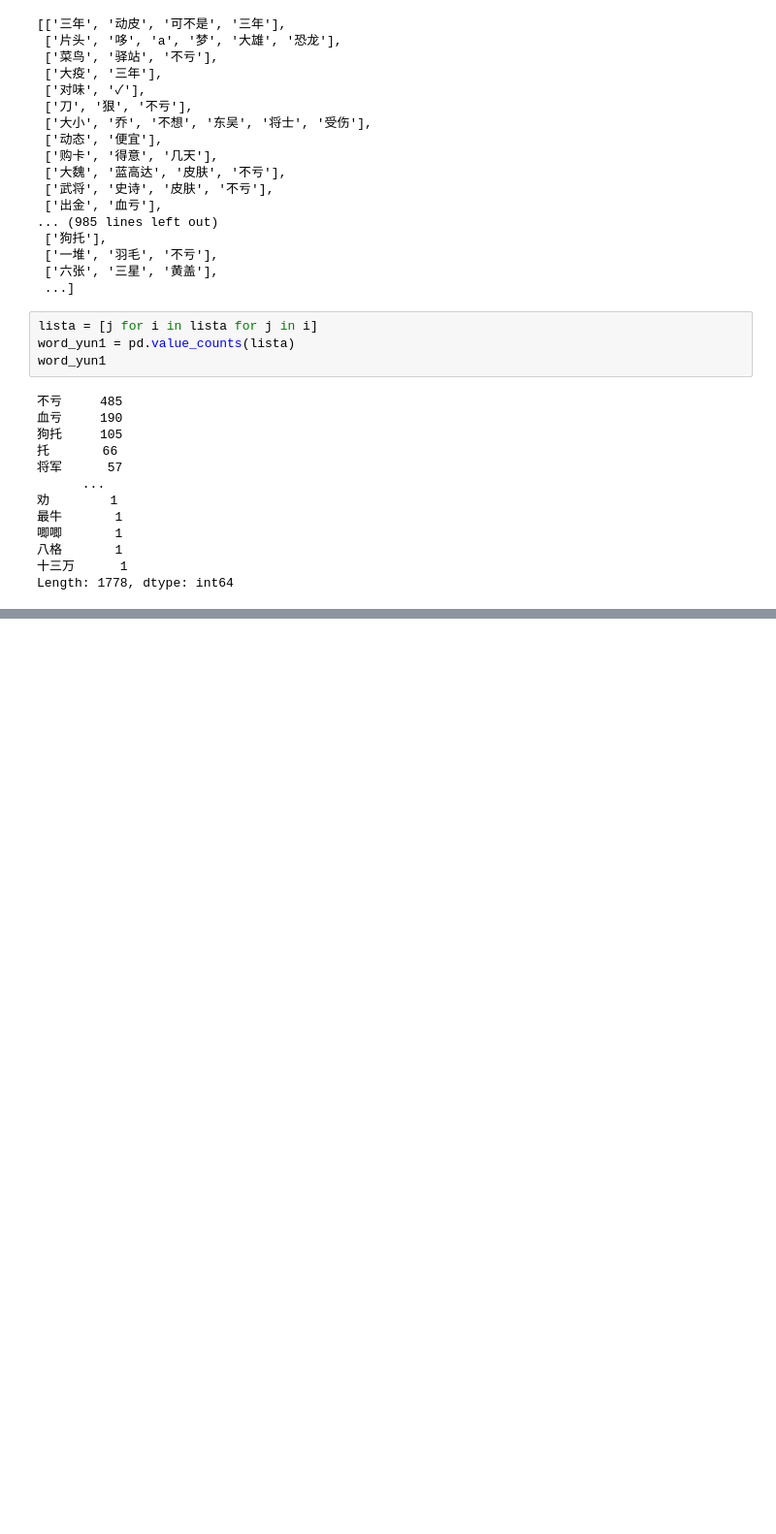
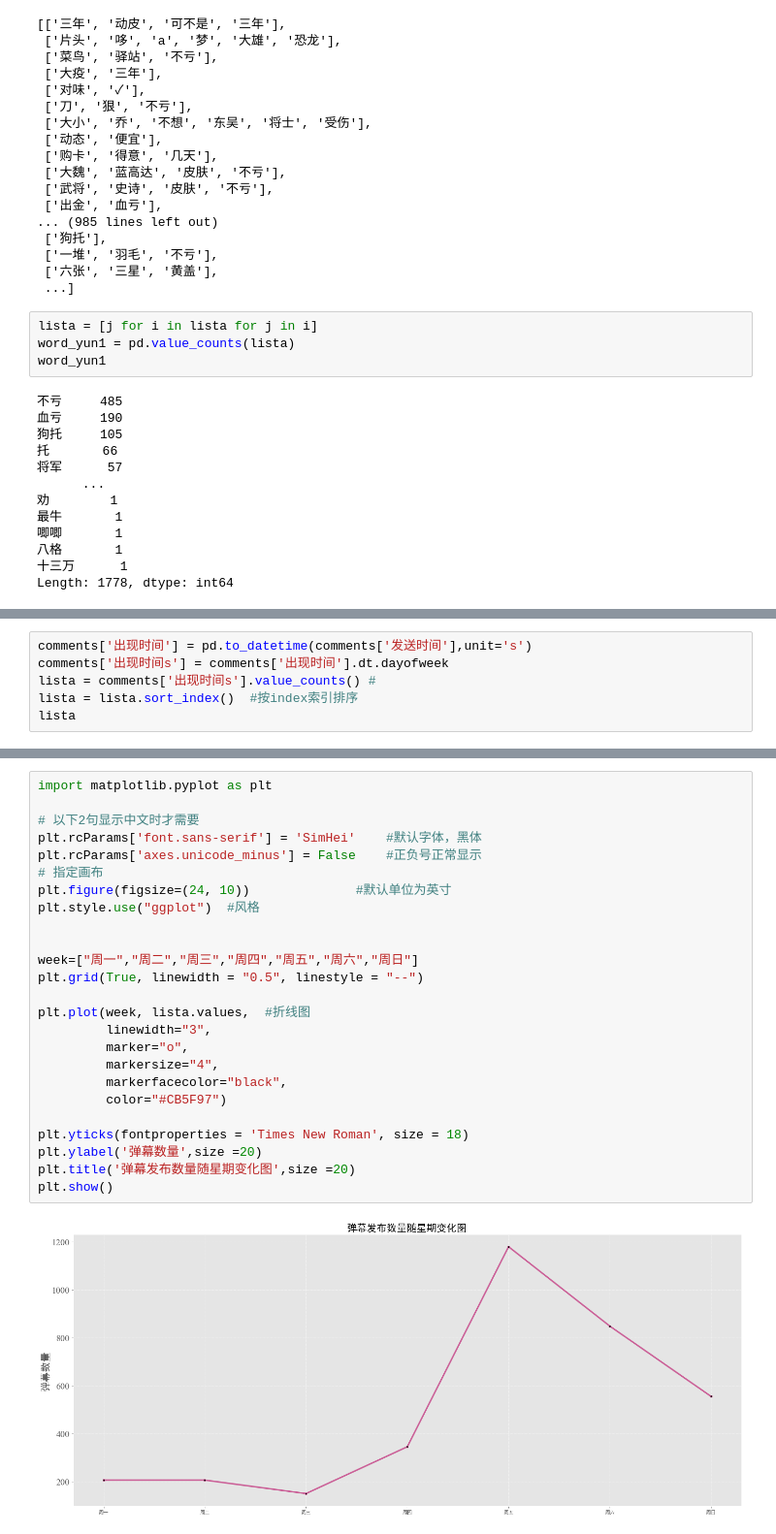
Before and after one commit to lmyljjljh/shujufenxi, a Jupyter notebook: 商务数据分析/骠骑大将军.ipynb, the cells around one changed output, grey strips where cells are left out. Shown: that part at 97% size. Cells and saved outputs as stored; diff of their text form; blank space fills up the shorter version.

```diff
--- a/商务数据分析/骠骑大将军.ipynb
+++ b/商务数据分析/骠骑大将军.ipynb
@@ -130,0 +150,6 @@ Length: 1778, dtype: int64
+# %%
+comments['出现时间'] = pd.to_datetime(comments['发送时间'],unit='s')
+comments['出现时间s'] = comments['出现时间'].dt.dayofweek
+lista = comments['出现时间s'].value_counts() #
+lista = lista.sort_index()  #按index索引排序
+lista
@@ -130,0 +165,27 @@ Length: 1778, dtype: int64
+# %%
+import matplotlib.pyplot as plt
+
+# 以下2句显示中文时才需要
+plt.rcParams['font.sans-serif'] = 'SimHei'    #默认字体，黑体
+plt.rcParams['axes.unicode_minus'] = False    #正负号正常显示
+# 指定画布
+plt.figure(figsize=(24, 10))              #默认单位为英寸
+plt.style.use("ggplot")  #风格
+
+
+week=["周一","周二","周三","周四","周五","周六","周日"]
+plt.grid(True, linewidth = "0.5", linestyle = "--")
+
+plt.plot(week, lista.values,  #折线图
+         linewidth="3",
+         marker="o",
+         markersize="4",
+         markerfacecolor="black",
+         color="#CB5F97")
+
+plt.yticks(fontproperties = 'Times New Roman', size = 18)
+plt.ylabel('弹幕数量',size =20)
+plt.title('弹幕发布数量随星期变化图',size =20)
+plt.show()
+# %% [output]
+[figure, added]
```
Also changed, not shown: parts of 2 cells of this notebook, 1 other file.
